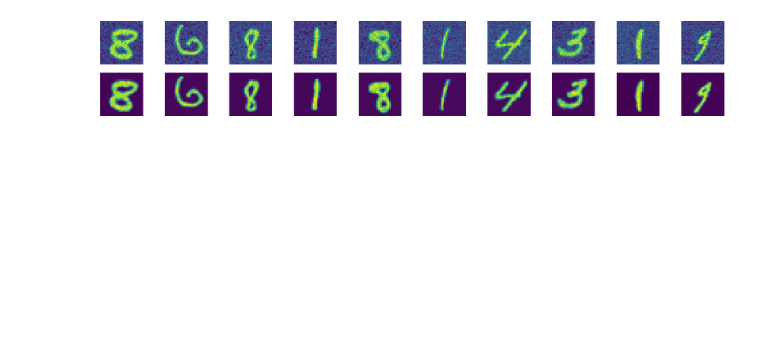
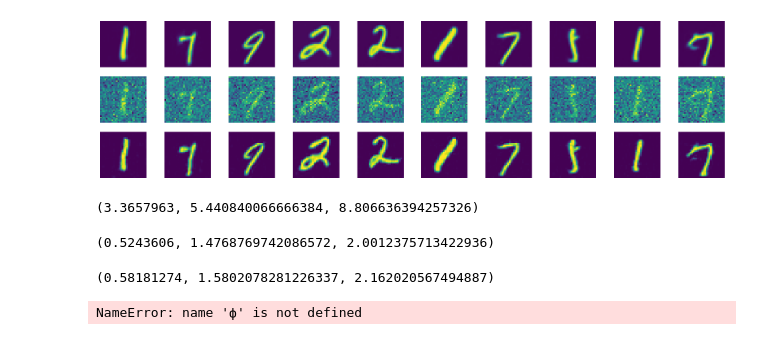
Before and after one commit to antoniibelyshev/physics-of-diffusion-models, a Jupyter notebook: gan.ipynb, the cells around one changed output. Cells and saved outputs as stored; diff of their text form; code cells hidden in the pictures; blank space fills up the shorter version.

```diff
--- a/gan.ipynb
+++ b/gan.ipynb
@@ -232,0 +262,15 @@ def train_step(
+# %%
+lenet = LeNet(1024, 10).cuda()
+lenet.load_state_dict(torch.load("checkpoints/lenet_mnist.pth"))
+
+mu, sigma = extract_features_statistics(train_data.cuda(), lenet)
+
+diffusion_samples = np.load(config.samples_path)
+states = from_numpy(diffusion_samples["states"])
+diff_imgs = states[:, 0]
+x = from_numpy(diffusion_samples["x"])
+
+noisy_test_data_loader = DataLoader(add_noise(test_data, 1e-2), batch_size=1000)
+
+mu_diff, sigma_diff = extract_features_statistics(x.cuda(), lenet)
+compute_fid(mu, sigma, mu_diff, sigma_diff + 1e-7)
@@ -232,0 +279,7 @@ def train_step(
+# %%
+plt.figure(figsize=(20, 2))
+
+for i in range(10):
+    plt.subplot(1, 10, i + 1)
+    plt.imshow(diff_imgs[i, 0])
+    plt.axis("off")
@@ -364,17 +428,41 @@ array([9.60840285e-03, 1.01201683e-01, 1.88313305e-01, 2.73593664e-01,
-# %%
-x = states[:, 0]
 # %%
-fake_imgs = generator(x.to(device)).detach().cpu()
+from torch.utils.data import DataLoader
 
 
-plt.figure(figsize=(20, 3))
+fake_imgs = torch.cat([torch.clip(generator(batch.to(device)).detach().cpu(), 0., 1.) for batch in DataLoader(diff_imgs, batch_size=500)], dim=0)
+
+
+plt.figure(figsize=(20, 5))
 
 for i in range(10):
-    plt.subplot(2, 10, i + 1)
+    plt.subplot(3, 10, i + 1)
     plt.imshow(x[i, 0])
     plt.axis("off")
-    plt.subplot(2, 10, i + 11)
+    plt.subplot(3, 10, i + 11)
+    plt.imshow(diff_imgs[i, 0])
+    plt.axis("off")
+    plt.subplot(3, 10, i + 21)
     plt.imshow(fake_imgs[i, 0])
     plt.axis("off")
 # %% [output]
-[figure, old version]
+[figure, new version]
+# %%
+mu_eval, sigma_eval = extract_features_statistics(fake_imgs.cuda(), lenet)
+compute_fid(mu, sigma, mu_eval, sigma_eval + 1e-7)
+# %% [output]
+(3.3657963, 5.440840066666384, 8.806636394257326)
+# %%
+mu_x, sigma_x = extract_features_statistics(x.cuda(), lenet)
+compute_fid(mu, sigma, mu_x, sigma_x + 1e-7)
+# %% [output]
+(0.5243606, 1.4768769742086572, 2.0012375713422936)
+# %%
+mu_x, sigma_x = extract_features_statistics(torch.clip(x, 0, 1).cuda(), lenet)
+compute_fid(mu, sigma, mu_x, sigma_x + 1e-7)
+# %% [output]
+(0.58181274, 1.5802078281226337, 2.162020567494887)
+# %%
+ф
+torch.save(generator.state_dict(), "checkpoints/generator_lrelu.pth")
+# %% [output]
+NameError: name 'ф' is not defined
```
Also changed, not shown: parts of 10 cells of this notebook, 12 other files.
